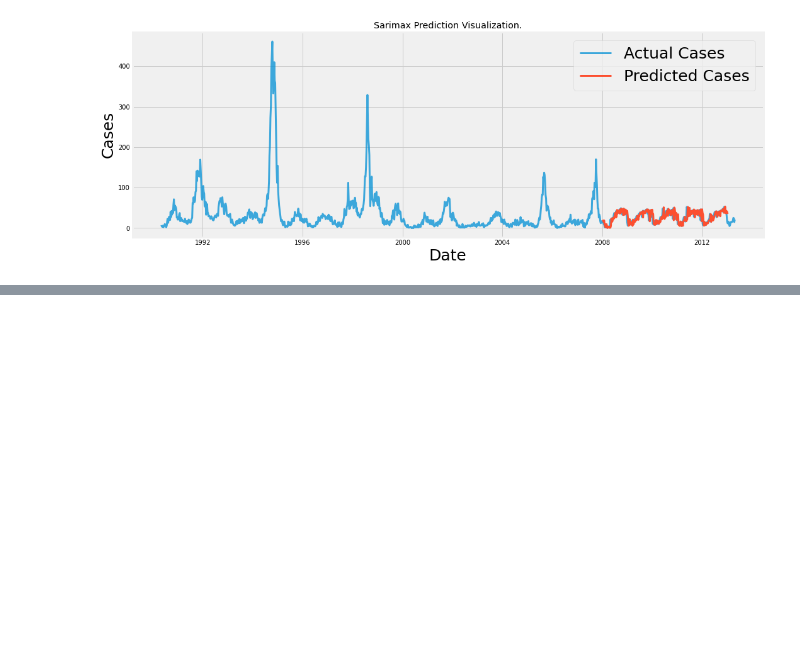
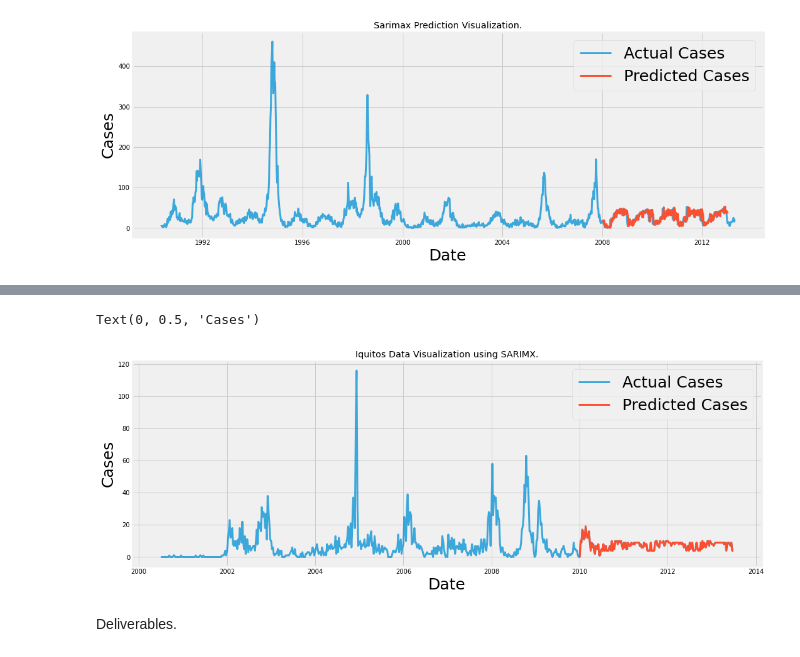
Before and after one commit to Mjcherono/Final_disease_prediction, a Jupyter notebook: final_disease_Spread.ipynb, the cells around one changed output, grey strips where cells are left out. Saved outputs shown, nothing was run; the diff lists cells and outputs as text; code cells hidden in the pictures; blank space fills up the shorter version.

```diff
--- a/final_disease_Spread.ipynb
+++ b/final_disease_Spread.ipynb
@@ -2065,0 +2158,3 @@ Text(0, 0.5, 'Cases')
+# %%
+actualsiq_sarimax = df_iq['01/01/2010':'25/06/2013']['total_cases']#[0:157]
+actualsiq_sarimax
@@ -2065,0 +2175,15 @@ Text(0, 0.5, 'Cases')
+# %%
+#San Juan
+plt.figure(figsize=(16, 6))
+plt.plot(df_iq.index[:676], iq_new['total_cases'], label = 'Actual Cases', linewidth = 3, alpha = .75)
+plt.plot(df_iq.index[494:676], actualsiq_sarimax, label = 'Predicted Cases', linewidth = 3)
+
+plt.legend(fontsize=25)
+plt.title('Iquitos Data Visualization using SARIMX.')
+plt.xlabel('Date', fontsize = 25)
+plt.ylabel('Cases', fontsize = 25)
+# %% [output]
+Text(0, 0.5, 'Cases')
+[figure, added]
+# %% [markdown]
+Deliverables.
```
Also changed, not shown: parts of 69 cells of this notebook.
